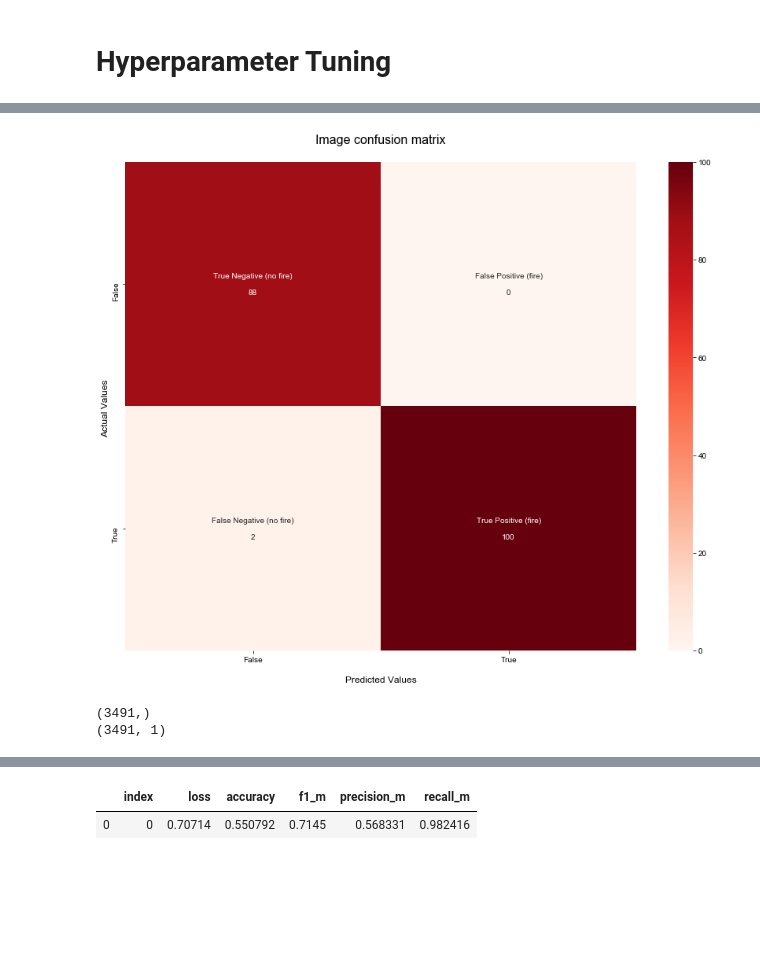
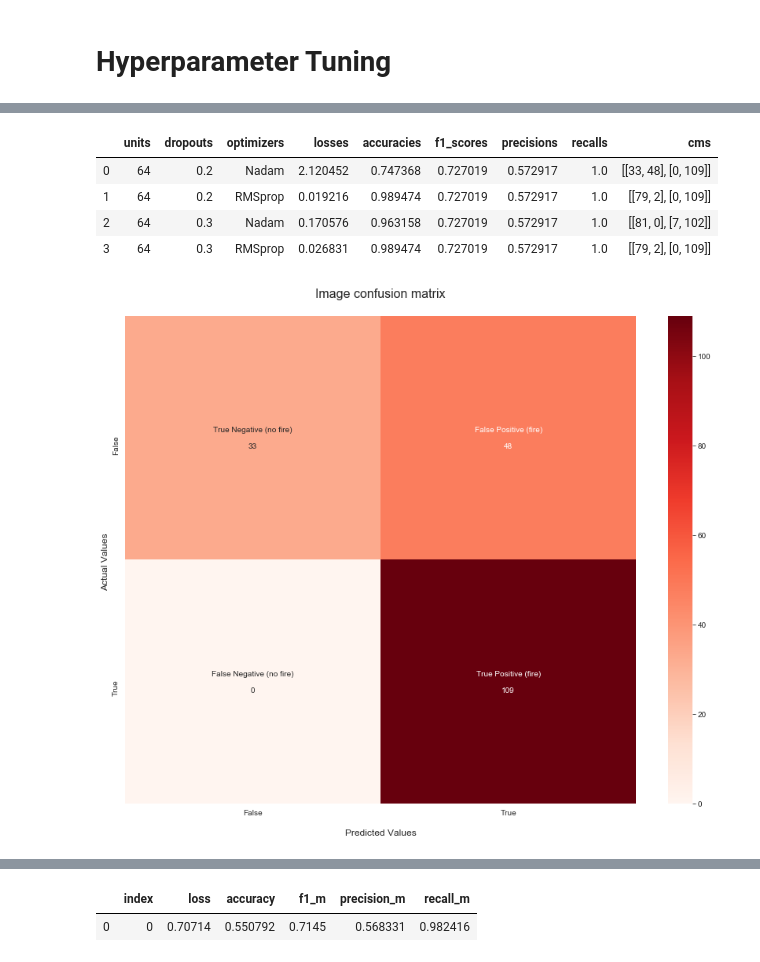
Before and after one commit to sdeittrick/Wildfire_Detection_Capstone_697, a Jupyter notebook: wildfire_prediction_pipeline/model_aggregation.ipynb, the cells around one changed output, grey strips where cells are left out. Drawn from its saved outputs; the diff is of its cells as text; code cells hidden in the pictures; blank space fills up the shorter version.

```diff
--- a/wildfire_prediction_pipeline/model_aggregation.ipynb
+++ b/wildfire_prediction_pipeline/model_aggregation.ipynb
@@ -208,12 +174,13 @@ Epoch 5/25
 # %%
 #dataframe assembly for model comparison
 #integrate confusion matrices as well
 
 modelDf = pd.DataFrame(list(zip(units, dropouts, optimizers, losses, accuracies, f1_scores, precisions, recalls, cms)),#aucs,
                columns =['units', 'dropouts', 'optimizers', 'losses', 'accuracies', 'f1_scores', 'precisions', 'recalls', 'cms'])#'aucs',
-
-modelDf['cms'].values[0]
-
-plot_confusion_matrix_2(modelDf['cms'].values[0],normalize=False)
+modelDf
 # %% [output]
-[figure, removed]
+|  | units | dropouts | optimizers | losses | accuracies | f1_scores | precisions | recalls | cms |
+| 0 | 64 | 0.2 | Nadam | 2.120452 | 0.747368 | 0.727019 | 0.572917 | 1.0 | [[33, 48], [0, 109]] |
+| 1 | 64 | 0.2 | RMSprop | 0.019216 | 0.989474 | 0.727019 | 0.572917 | 1.0 | [[79, 2], [0, 109]] |
+| 2 | 64 | 0.3 | Nadam | 0.170576 | 0.963158 | 0.727019 | 0.572917 | 1.0 | [[81, 0], [7, 102]] |
+| 3 | 64 | 0.3 | RMSprop | 0.026831 | 0.989474 | 0.727019 | 0.572917 | 1.0 | [[79, 2], [0, 109]] |
@@ -220,3 +189,10 @@ plot_confusion_matrix_2(modelDf['cms'].values[0],normalize=False)
+# %%
+
+modelDf['cms'].values[0]
+
+plot_confusion_matrix_2(modelDf['cms'].values[0],normalize=False)
+# %% [output]
+[figure, added]
 # %%
 # prediction = model.predict(x=test_images, steps=len(test_images), verbose=0)
 # cm = confusion_matrix(y_true=test_labels, y_pred=np.argmax(prediction, axis=-1))
@@ -225,11 +201,8 @@ plot_confusion_matrix_2(modelDf['cms'].values[0],normalize=False)
 
 predictions2 = model.predict(x=test_data_images, steps=len(test_data_images), verbose=0)
 cm2 = confusion_matrix(y_true=test_data_labels, y_pred=np.argmax(predictions2, axis=-1))
-print(np.argmax(predictions2, axis=-1).shape)
-print(test_data_labels.shape)
+# print(np.argmax(predictions2, axis=-1).shape)
+# print(test_data_labels.shape)
-# %% [output]
-(3491,)
-(3491, 1)
 # %%
 
 # modelDf['test_cms'].values[0]
```
Also changed, not shown: parts of 7 cells of this notebook, 11 other files.
